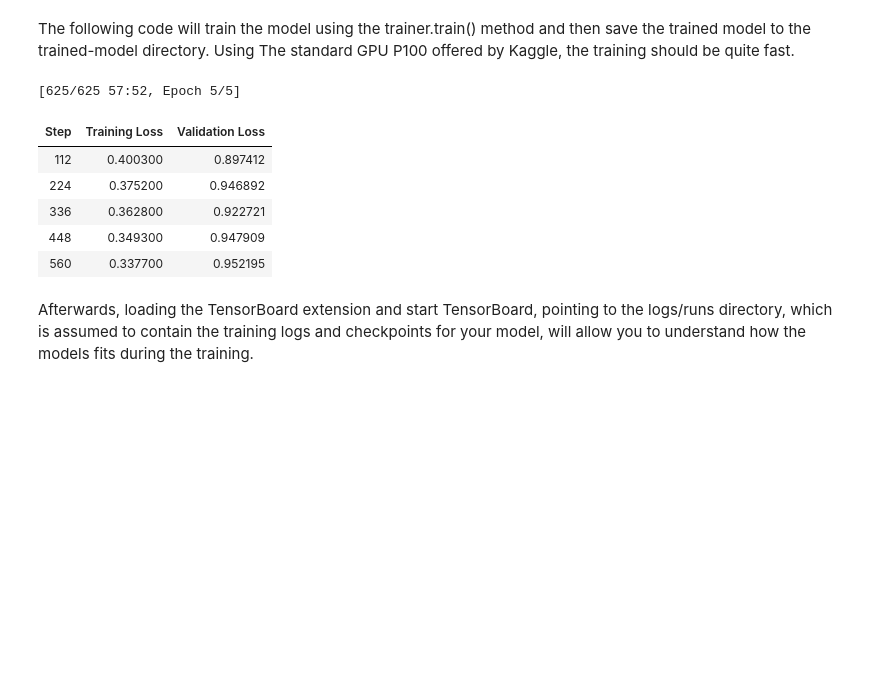
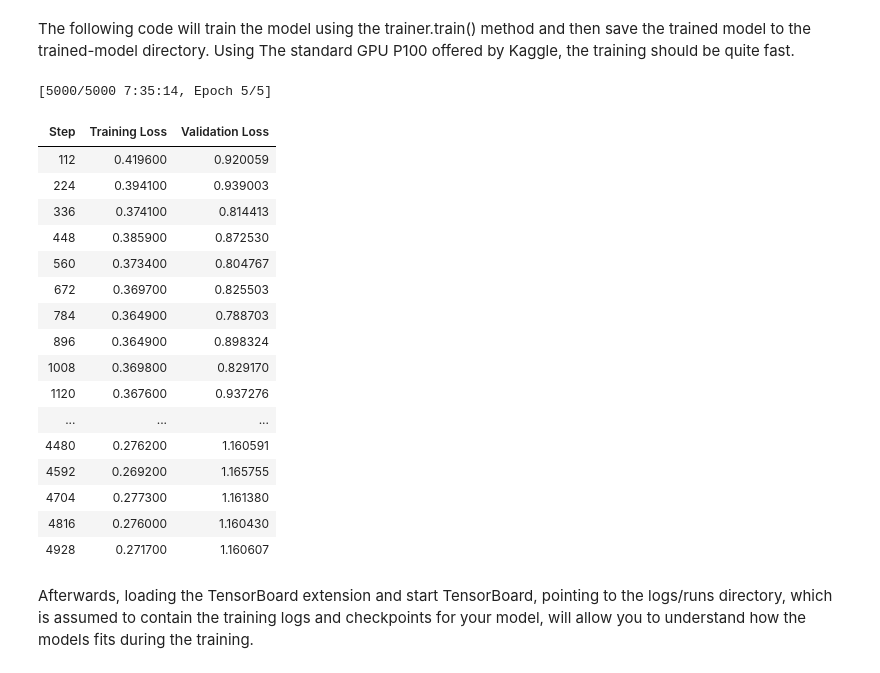
Before and after one commit to kevin51jiang/msci-546-project, a Jupyter notebook: fine-tune-gemma-7b-it-for-sentiment-analysis.ipynb, the cells around one changed output. Saved outputs shown, nothing was run; the diff lists cells and outputs as text; code cells hidden in the pictures; blank space fills up the shorter version.

Commit message:
Create large gemma finetune

```diff
--- a/fine-tune-gemma-7b-it-for-sentiment-analysis.ipynb
+++ b/fine-tune-gemma-7b-it-for-sentiment-analysis.ipynb
@@ -114,8 +114,8 @@ X_train = list()
 X_test = list()
 for label in ["stayed", "exited"]:
     train, test = train_test_split(df[df.label == label],
-                                   train_size=500,
-                                   test_size=300,
+                                   train_size=4000,
+                                   test_size=1000,
                                    random_state=42)
     X_train.append(train)
     X_test.append(test)
@@ -418,17 +418,28 @@ The following code will train the model using the trainer.train() method and the
 # %%
 # Train model
 trainer.train()
 
 # Save trained model
-trainer.model.save_pretrained("trained-model")
+trainer.model.save_pretrained("models/gemma-finetune-large")
 # %% [output]
-[625/625 57:52, Epoch 5/5]
+[5000/5000 7:35:14, Epoch 5/5]
 | Step | Training Loss | Validation Loss |
-| 112 | 0.400300 | 0.897412 |
-| 224 | 0.375200 | 0.946892 |
-| 336 | 0.362800 | 0.922721 |
-| 448 | 0.349300 | 0.947909 |
-| 560 | 0.337700 | 0.952195 |
+| 112 | 0.419600 | 0.920059 |
+| 224 | 0.394100 | 0.939003 |
+| 336 | 0.374100 | 0.814413 |
+| 448 | 0.385900 | 0.872530 |
+| 560 | 0.373400 | 0.804767 |
+| 672 | 0.369700 | 0.825503 |
+| 784 | 0.364900 | 0.788703 |
+| 896 | 0.364900 | 0.898324 |
+| 1008 | 0.369800 | 0.829170 |
+| 1120 | 0.367600 | 0.937276 |
+| ... | ... | ... |
+| 4480 | 0.276200 | 1.160591 |
+| 4592 | 0.269200 | 1.165755 |
+| 4704 | 0.277300 | 1.161380 |
+| 4816 | 0.276000 | 1.160430 |
+| 4928 | 0.271700 | 1.160607 |
 # %% [markdown]
 Afterwards, loading the TensorBoard extension and start TensorBoard, pointing to the logs/runs directory, which is assumed to contain the training logs and checkpoints for your model, will allow you to understand how the models fits during the training.
 # %%
```
Also changed, not shown: parts of 3 cells of this notebook, 2 other files.
